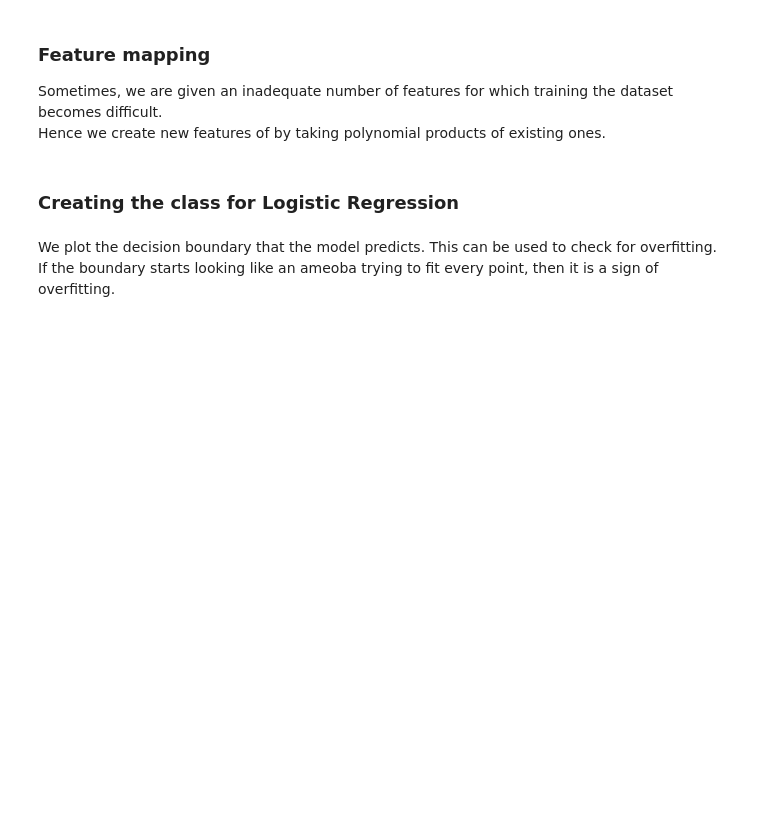
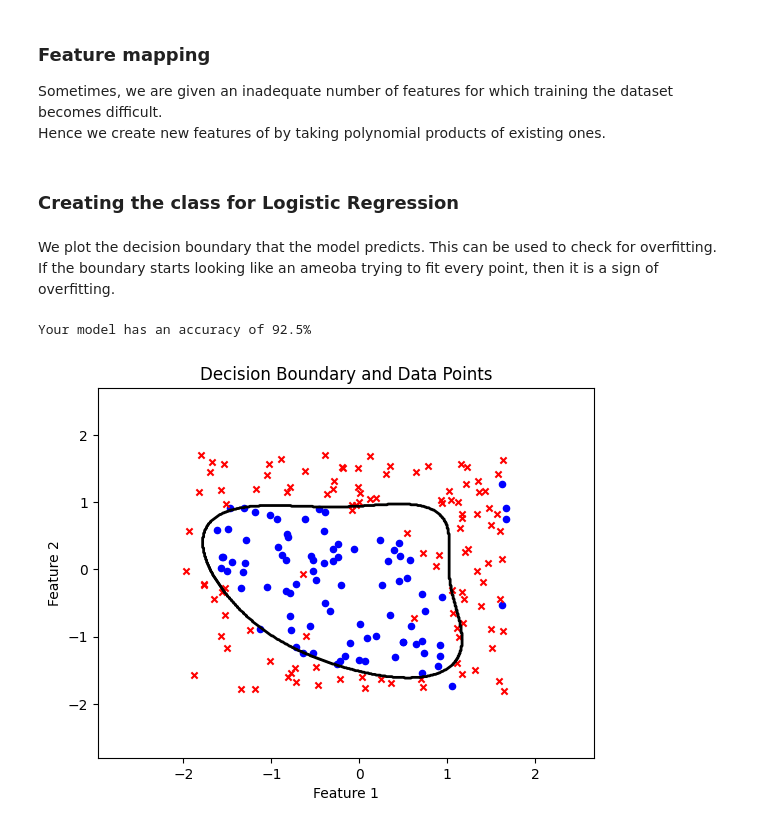
Before and after one commit to SyAkuma/Data-DaVinci, a Jupyter notebook: Week 1/Logistic-Regression/logistic_regression.ipynb, the cells around one changed output. Saved outputs shown, nothing was run; the diff lists cells and outputs as text; code cells hidden in the pictures; blank space fills up the shorter version.

```diff
--- a/Week 1/Logistic-Regression/logistic_regression.ipynb
+++ b/Week 1/Logistic-Regression/logistic_regression.ipynb
@@ -56,7 +56,8 @@ class LogisticRegression:
     ### TODO 2
     def __sigmoid(self, z: np.ndarray) -> np.ndarray:
         # YOUR CODE HERE
-        return (1/(1+np.exp(-z)))
+        y=(1+np.exp(-z))
+        return (1/y)
 
 
 
@@ -64,7 +65,7 @@ class LogisticRegression:
     ### TODO 3
     def predict_probability(self, X: np.ndarray) -> np.ndarray:
         # YOUR CODE HERE
-        Y_pred=np.dot(self.weights,X)+self.bias
+        Y_pred=np.dot(X,self.weights)+self.bias
         return self.__sigmoid(Y_pred)
 
 
@@ -83,13 +84,14 @@ class LogisticRegression:
     def __loss(self, X: np.ndarray, y: np.ndarray, lambda_reg: float = 0) -> tuple:
         # Add code here
         predictions=self.predict_probability(X)
-        loss = - (1/X.shape[0]) * (np.dot(y, np.log(predictions + 1e-12)) + np.dot(1 - y, np.log(1 - predictions + 1e-12)))
-        dw = (1/X.shape[0])*()
-        db = None
+        m=X.shape[0]
+        loss = - (1/m) * (np.dot(y, np.log(predictions + 1e-12)) + np.dot(1 - y, np.log(1 - predictions + 1e-12)))
+        dw = (1/m)*(np.dot(X.T,(predictions-y)))
+        db = (1/m)*(np.sum(predictions-y))
 
         # L2 Regularization
-        loss += None ## Change this line
-        dw += None ## Change this line
+        loss += (lambda_reg/2*m)*(np.sum(self.weights**2)) ## Change this line
+        dw += (lambda_reg/m)*(self.weights) ## Change this line
 
         return loss, dw, db
 
@@ -102,12 +104,23 @@ class LogisticRegression:
             lambda_reg: float = 1) -> None:
         # Randomise initial weights and bias
         # YOUR CODE HERE
-
+        self.weights=np.random.rand(X.shape[1],)
+        self.bias=np.random.rand()
         # Gradient descent
-        for _ in range(epochs):
-            # Logic for gradient descent
+        # Logic for gradient descent
             # YOUR CODE HERE
-            pass
+        loss, dw, db=self.__loss(X,y,lambda_reg=lambda_reg)
+        for _a in range(epochs):
+            prevl=loss
+            tempw=self.weights-dw*learning_rate
+            tempb=self.bias-db*learning_rate
+            self.weights=tempw
+            self.bias=tempb
+            loss, dw, db=self.__loss(X,y,lambda_reg=lambda_reg)
+            if abs(loss-prevl)<=threshold:
+                break
+            _a+=1
+        return None
 # %%
 # Importing data
 df = pd.read_csv('logistic_data.csv')
@@ -123,9 +136,9 @@ X_train, X_test, y_train, y_test = train_test_split(X, y, test_size=0.2, random_
 ### TODO 7
 def z_score(X: np.ndarray) -> tuple:
     # Add code here
-    x_mean = np.mean(x)
-    x_std = np.std(x,axis=0)
-    x = (x-x_mean)/x_std
+    x_mean = np.mean(X,axis=0)
+    x_std = np.std(X,axis=0)
+    x = (X-x_mean)/x_std
     return x, x_mean, x_std
 # %%
 # Normalizing the data (we use the same constants to maintain consistency)
@@ -170,11 +183,14 @@ If the boundary starts looking like an ameoba trying to fit every point, then it
 # %%
 # Checking accuracy of test model
 model = LogisticRegression()
-model.fit(x_train, y_train, epochs=, learning_rate=, threshold=, lambda_reg=)
+model.fit(x_train, y_train, epochs=500, learning_rate=0.01, threshold=0.0001, lambda_reg=1)
 y_pred = model.predict(x_test)
 
 accuracy = np.mean(y_pred == y_test) * 100
 print(f"Your model has an accuracy of {accuracy}%")
 
 # Plotting the contour and checking for overfitting (try changing the degree in the feature_map function to 10 instead)
 plot_decision_boundary(((X - x_mean) / x_std), y, model)
+# %% [output]
+Your model has an accuracy of 92.5%
+[figure, added]
```
